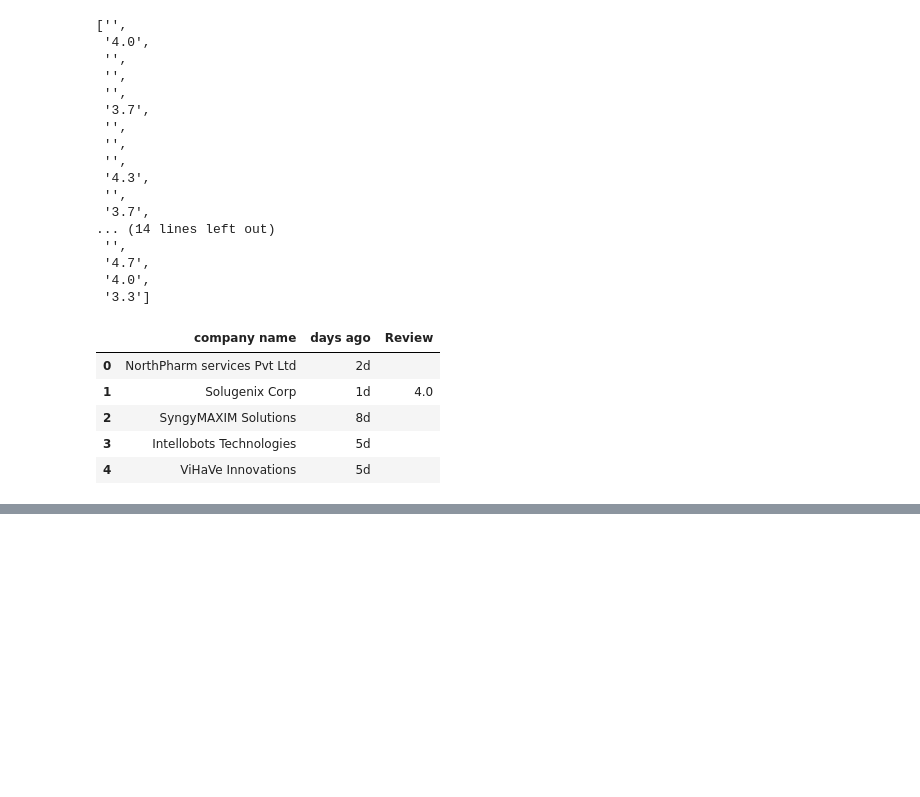
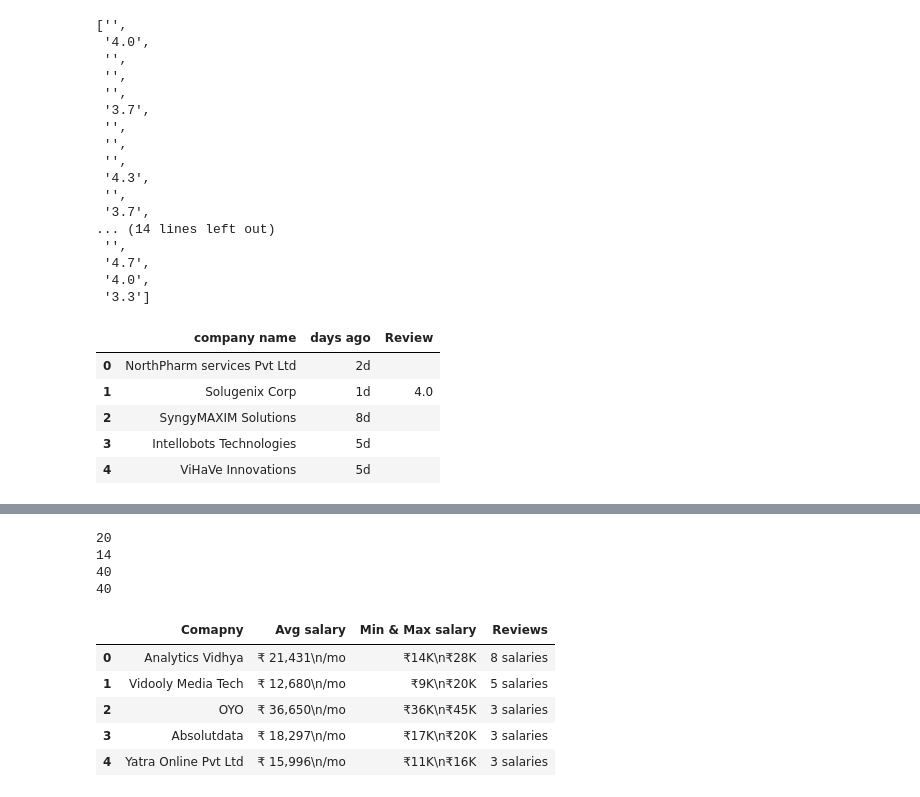
Before and after one commit to vara1994/projects, a Jupyter notebook: Assignment2.ipynb, the cells around one changed output, grey strips where cells are left out. Saved outputs shown, nothing was run; the diff lists cells and outputs as text; code cells hidden in the pictures; blank space fills up the shorter version.

```diff
--- a/Assignment2.ipynb
+++ b/Assignment2.ipynb
@@ -578,0 +652,3 @@ in Noida location
+# %%
+min_salary=Q5.find_elements_by_xpath("//div[@class='common__RangeBarStyle__values common__flex__justifySpaceBetween common__flex__container ']")
+min_salary[:4]
@@ -578,0 +660,6 @@ in Noida location
+# %%
+
+for i in min_salary:
+    salary=i.text
+    Min_Max_salary.append(salary)
+Min_Max_salary[:10]
@@ -578,0 +677,3 @@ in Noida location
+# %%
+review=Q5.find_elements_by_xpath('//p[@class="css-1uyte9r css-1kuy7z7 m-0 "]')
+review[:4]
@@ -578,0 +685,6 @@ in Noida location
+# %%
+
+for i in review:
+    reviews=i.text
+    Review_list.append(reviews)
+Review_list[:10]
@@ -578,0 +702,10 @@ in Noida location
+# %%
+print(len(Company_name))
+print(len(Avg_salary_list))
+print(len(Min_Max_salary))
+print(len(Review_list))
+# %% [output]
+20
+14
+40
+40
@@ -578,0 +714,13 @@ in Noida location
+# %%
+salary_data=pd.DataFrame({"Comapny":Company_name[:10],
+                         "Avg salary":Avg_salary_list[:10],
+                         "Min & Max salary":Min_Max_salary[:10],
+                         "Reviews":Review_list[:10]})
+salary_data.head()
+# %% [output]
+|  | Comapny | Avg salary | Min & Max salary | Reviews |
+| 0 | Analytics Vidhya | ₹ 21,431\n/mo | ₹14K\n₹28K | 8 salaries |
+| 1 | Vidooly Media Tech | ₹ 12,680\n/mo | ₹9K\n₹20K | 5 salaries |
+| 2 | OYO | ₹ 36,650\n/mo | ₹36K\n₹45K | 3 salaries |
+| 3 | Absolutdata | ₹ 18,297\n/mo | ₹17K\n₹20K | 3 salaries |
+| 4 | Yatra Online Pvt Ltd | ₹ 15,996\n/mo | ₹11K\n₹16K | 3 salaries |
```
Also changed, not shown: parts of 80 cells of this notebook.
